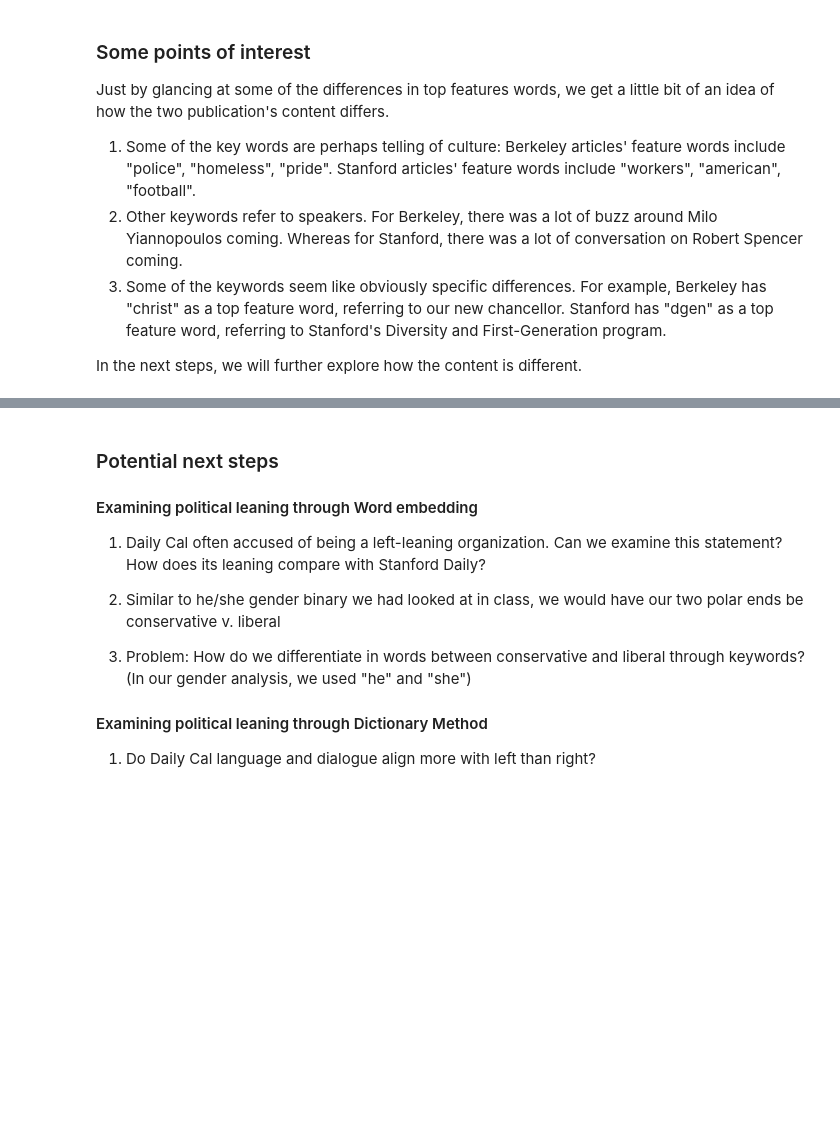
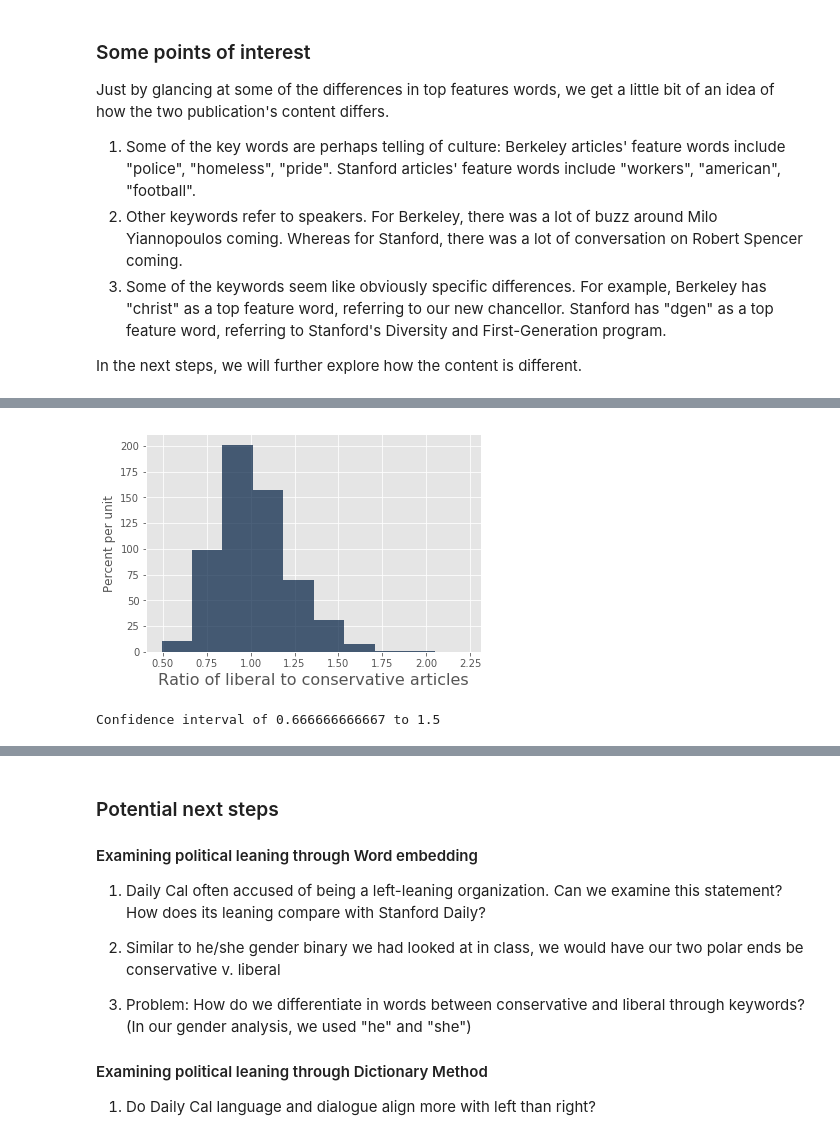
Before and after one commit to avniprasad/Media_Bias, a Jupyter notebook: Corpus_Analysis.ipynb, the cells around one changed output, grey strips where cells are left out. Saved outputs shown, nothing was run; the diff lists cells and outputs as text; code cells hidden in the pictures; blank space fills up the shorter version.

```diff
--- a/Corpus_Analysis.ipynb
+++ b/Corpus_Analysis.ipynb
@@ -347,0 +591,19 @@ In the next steps, we will further explore how the content is different.
+# %%
+repetitions = 10000
+bias = make_array('liberal', 'conservative')
+test_stats = make_array()
+for _ in range(repetitions):
+    sample = np.random.choice(bias, 100)
+    test_stat = np.count_nonzero(sample == 'liberal')/np.count_nonzero(sample == 'conservative')
+    test_stats = np.append(test_stats, test_stat)
+
+simulated_ratio = Table().with_column('Ratio of liberal to conservative articles', test_stats)
+simulated_ratio.hist()
+# %% [output]
+[figure, added]
+# %%
+lower_end = percentile(2.5, test_stats)
+upper_end = percentile(97.5, test_stats)
+print('Confidence interval of', lower_end, 'to', upper_end)
+# %% [output]
+Confidence interval of 0.666666666667 to 1.5
```
Also changed, not shown: parts of 28 cells of this notebook.
